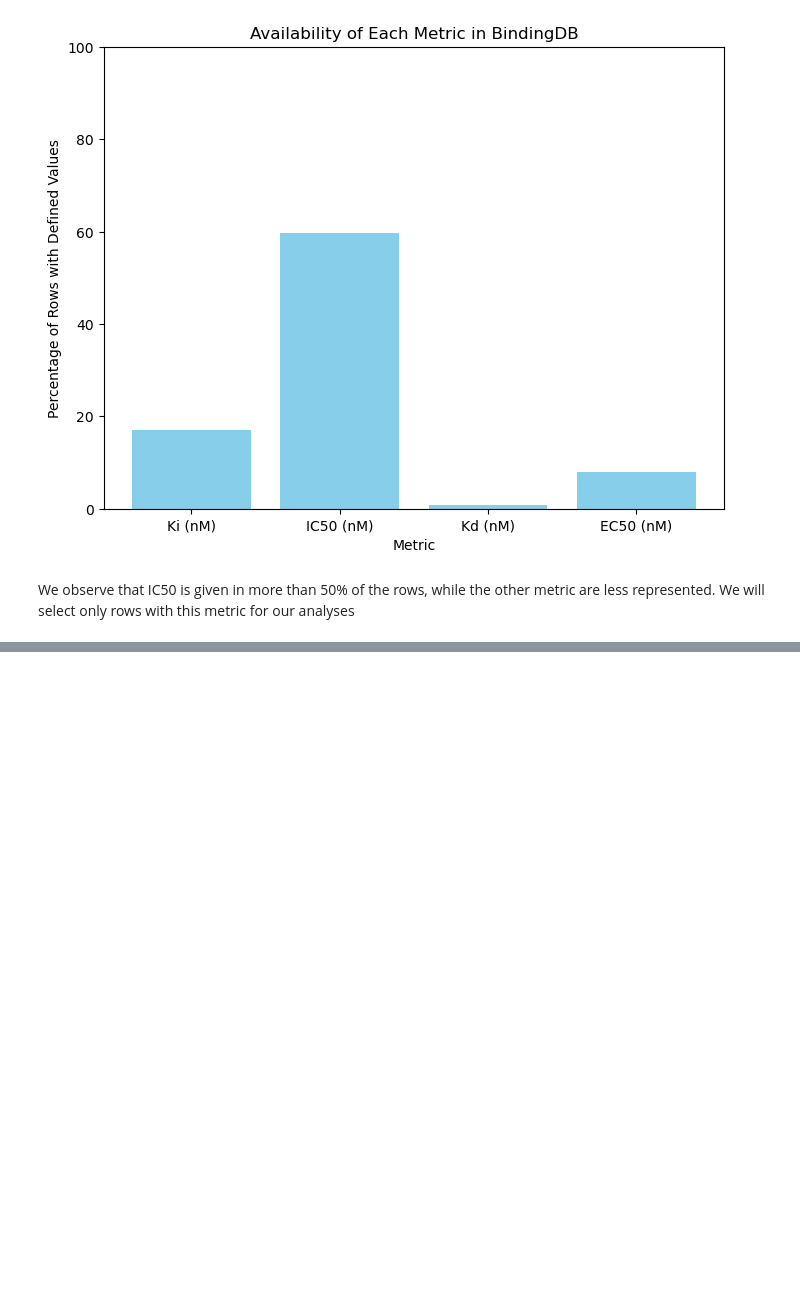
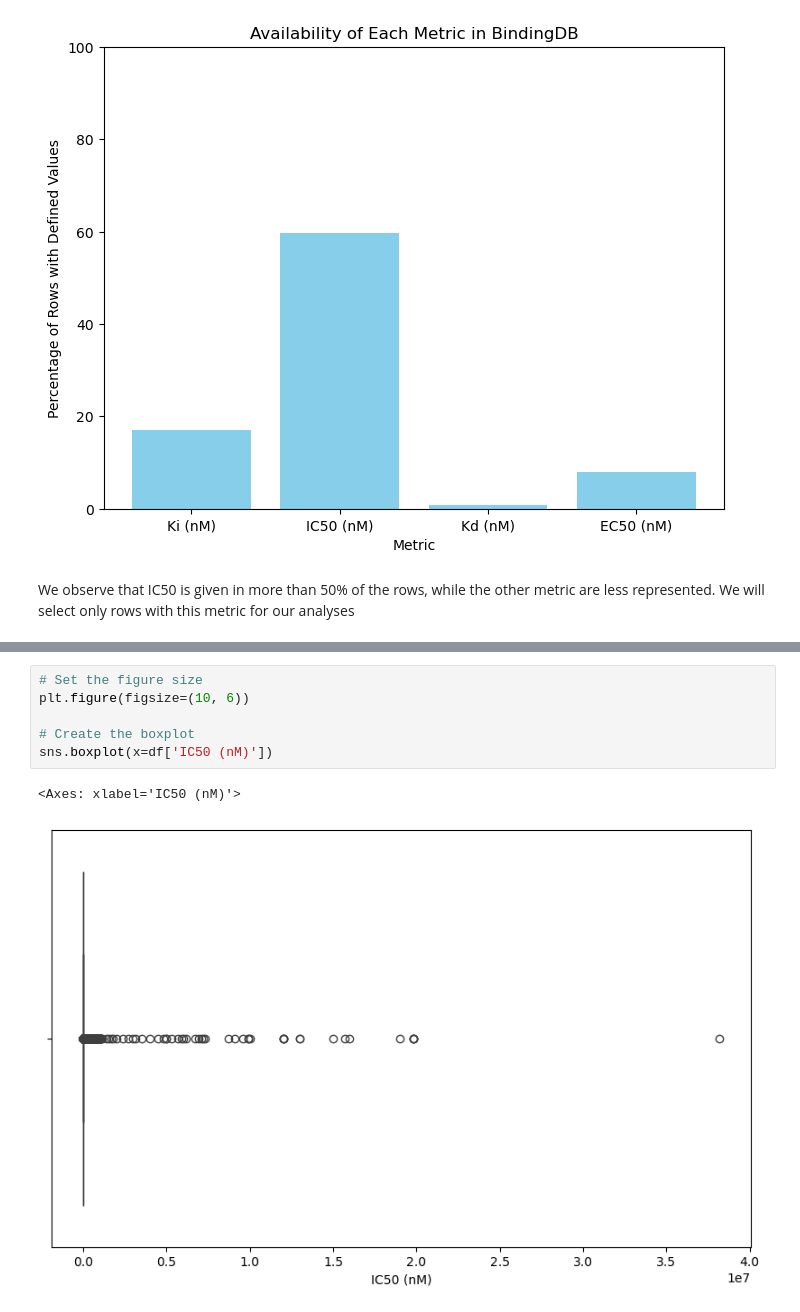
Before and after one commit to epfl-ada/ada-2024-project-adattatori, a Jupyter notebook: results.ipynb, the cells around one changed output, grey strips where cells are left out. Cells and saved outputs as stored; diff of their text form; blank space fills up the shorter version.

```diff
--- a/results.ipynb
+++ b/results.ipynb
@@ -26,0 +47,9 @@ df.shape
+# %%
+# Set the figure size
+plt.figure(figsize=(10, 6))
+
+# Create the boxplot
+sns.boxplot(x=df['IC50 (nM)'])
+# %% [output]
+<Axes: xlabel='IC50 (nM)'>
+[figure, added]
```
Also changed, not shown: parts of 7 cells of this notebook.
